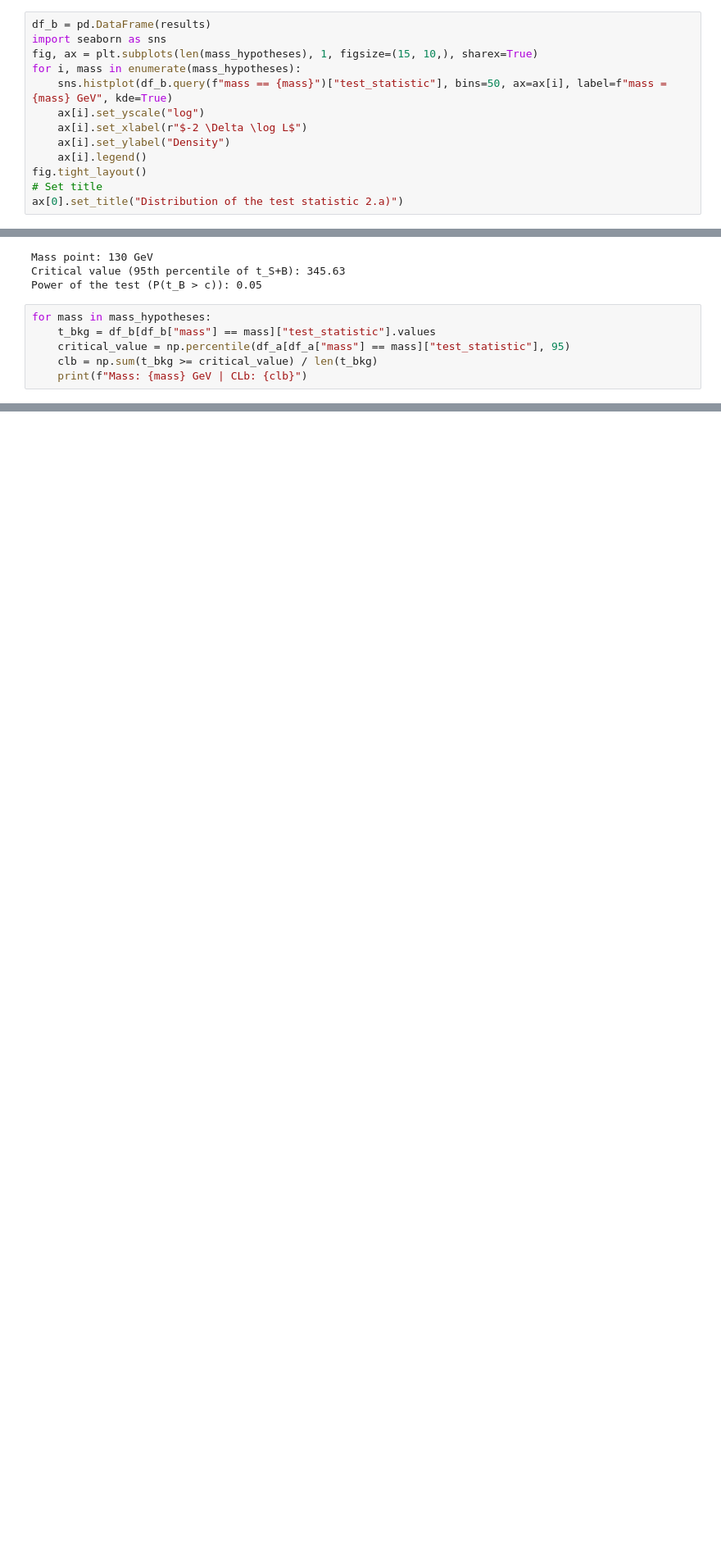
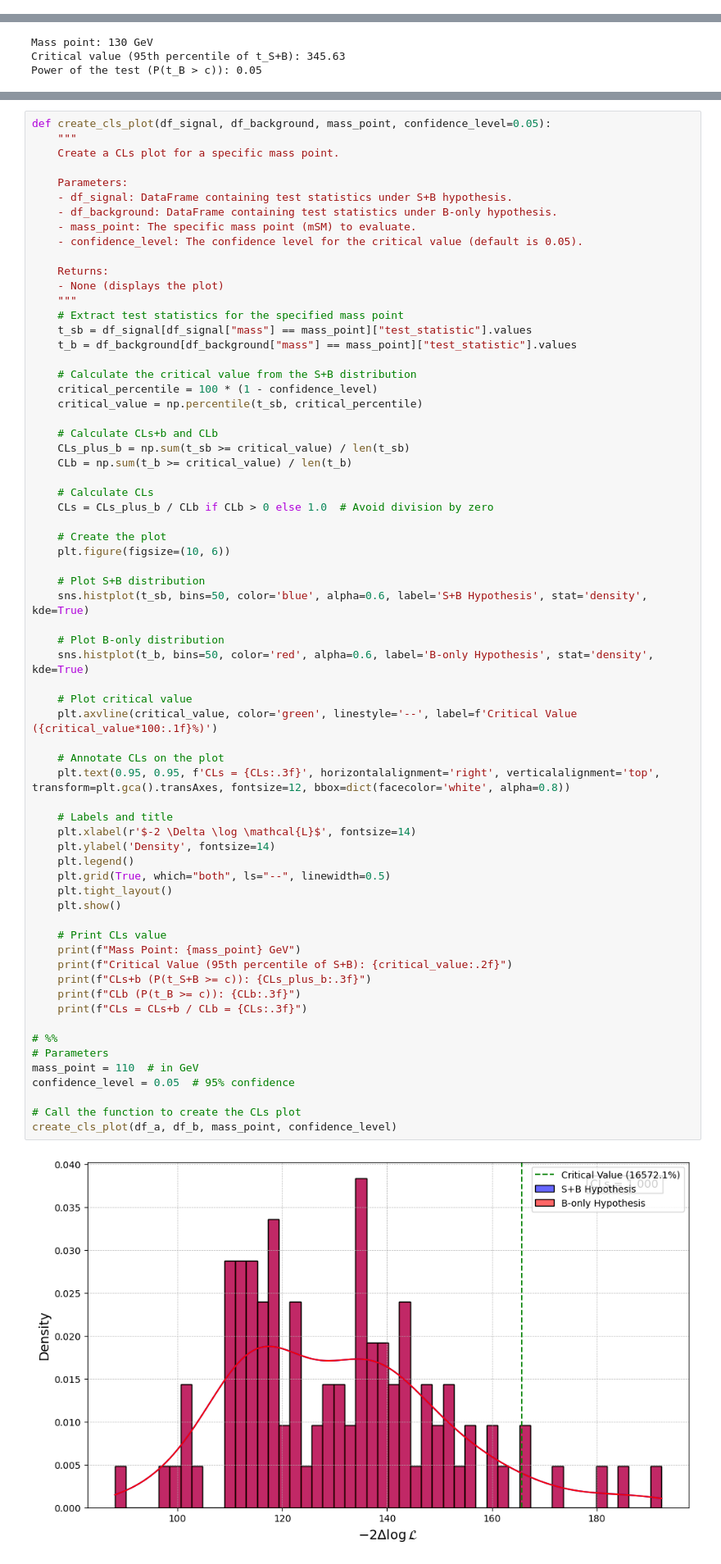
Before and after one commit to munozariasjm/PSet_Statistics-8_811, a Jupyter notebook: notebooks/02.ipynb, the cells around one changed output, grey strips where cells are left out. Shown: that part at 82% size. Drawn from its saved outputs; the diff is of its cells as text; blank space fills up the shorter version.

```diff
--- a/notebooks/02.ipynb
+++ b/notebooks/02.ipynb
@@ -108,13 +99,0 @@ mass = 150
-# %%
-df_b = pd.DataFrame(results)
-import seaborn as sns
-fig, ax = plt.subplots(len(mass_hypotheses), 1, figsize=(15, 10,), sharex=True)
-for i, mass in enumerate(mass_hypotheses):
-    sns.histplot(df_b.query(f"mass == {mass}")["test_statistic"], bins=50, ax=ax[i], label=f"mass = {mass} GeV", kde=True)
-    ax[i].set_yscale("log")
-    ax[i].set_xlabel(r"$-2 \Delta \log L$")
-    ax[i].set_ylabel("Density")
-    ax[i].legend()
-fig.tight_layout()
-# Set title
-ax[0].set_title("Distribution of the test statistic 2.a)")
@@ -234,9 +233,3 @@ print(f"Power of the test (P(t_B > c)): {power:.2f}")
 Mass point: 130 GeV
 Critical value (95th percentile of t_S+B): 345.63
 Power of the test (P(t_B > c)): 0.05
-# %%
-for mass in mass_hypotheses:
-    t_bkg = df_b[df_b["mass"] == mass]["test_statistic"].values
-    critical_value = np.percentile(df_a[df_a["mass"] == mass]["test_statistic"], 95)
-    clb = np.sum(t_bkg >= critical_value) / len(t_bkg)
-    print(f"Mass: {mass} GeV | CLb: {clb}")
@@ -343,0 +283,68 @@ plt.show()
+# %%
+def create_cls_plot(df_signal, df_background, mass_point, confidence_level=0.05):
+    """
+    Create a CLs plot for a specific mass point.
+
+    Parameters:
+    - df_signal: DataFrame containing test statistics under S+B hypothesis.
+    - df_background: DataFrame containing test statistics under B-only hypothesis.
+    - mass_point: The specific mass point (mSM) to evaluate.
+    - confidence_level: The confidence level for the critical value (default is 0.05).
+
+    Returns:
+    - None (displays the plot)
+    """
+    # Extract test statistics for the specified mass point
+    t_sb = df_signal[df_signal["mass"] == mass_point]["test_statistic"].values
+    t_b = df_background[df_background["mass"] == mass_point]["test_statistic"].values
+
+    # Calculate the critical value from the S+B distribution
+    critical_percentile = 100 * (1 - confidence_level)
+    critical_value = np.percentile(t_sb, critical_percentile)
+
+    # Calculate CLs+b and CLb
+    CLs_plus_b = np.sum(t_sb >= critical_value) / len(t_sb)
+    CLb = np.sum(t_b >= critical_value) / len(t_b)
+
+    # Calculate CLs
+    CLs = CLs_plus_b / CLb if CLb > 0 else 1.0  # Avoid division by zero
+
+    # Create the plot
+    plt.figure(figsize=(10, 6))
+
+    # Plot S+B distribution
+    sns.histplot(t_sb, bins=50, color='blue', alpha=0.6, label='S+B Hypothesis', stat='density', kde=True)
+
+    # Plot B-only distribution
+    sns.histplot(t_b, bins=50, color='red', alpha=0.6, label='B-only Hypothesis', stat='density', kde=True)
+
+    # Plot critical value
+    plt.axvline(critical_value, color='green', linestyle='--', label=f'Critical Value ({critical_value*100:.1f}%)')
+
+    # Annotate CLs on the plot
+    plt.text(0.95, 0.95, f'CLs = {CLs:.3f}', horizontalalignment='right', verticalalignment='top', transform=plt.gca().transAxes, fontsize=12, bbox=dict(facecolor='white', alpha=0.8))
+
+    # Labels and title
+    plt.xlabel(r'$-2 \Delta \log \mathcal{L}$', fontsize=14)
+    plt.ylabel('Density', fontsize=14)
+    plt.legend()
+    plt.grid(True, which="both", ls="--", linewidth=0.5)
+    plt.tight_layout()
+    plt.show()
+
+    # Print CLs value
+    print(f"Mass Point: {mass_point} GeV")
+    print(f"Critical Value (95th percentile of S+B): {critical_value:.2f}")
+    print(f"CLs+b (P(t_S+B >= c)): {CLs_plus_b:.3f}")
+    print(f"CLb (P(t_B >= c)): {CLb:.3f}")
+    print(f"CLs = CLs+b / CLb = {CLs:.3f}")
+
+# %%
+# Parameters
+mass_point = 110  # in GeV
+confidence_level = 0.05  # 95% confidence
+
+# Call the function to create the CLs plot
+create_cls_plot(df_a, df_b, mass_point, confidence_level)
+# %% [output]
+[figure, added]
```
Also changed, not shown: parts of 14 cells of this notebook, 4 other files.
